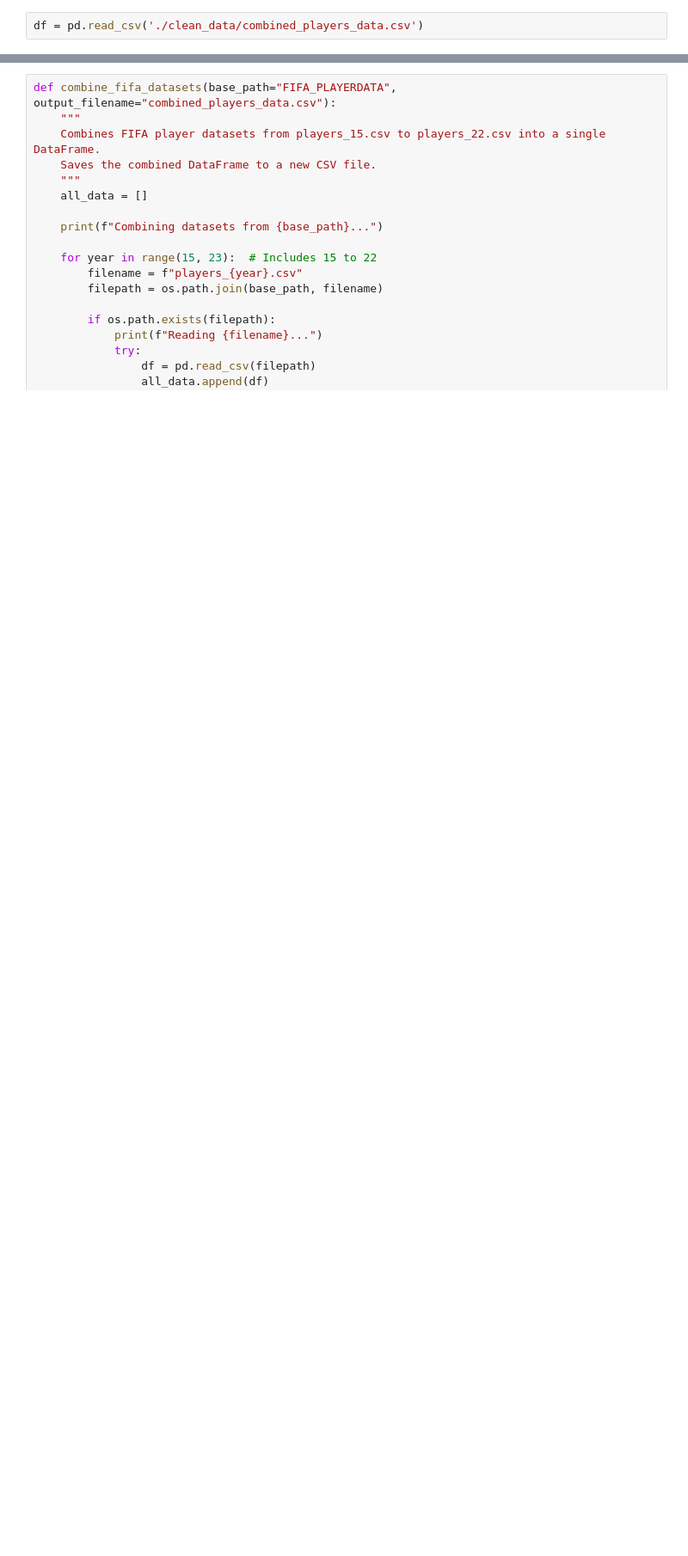
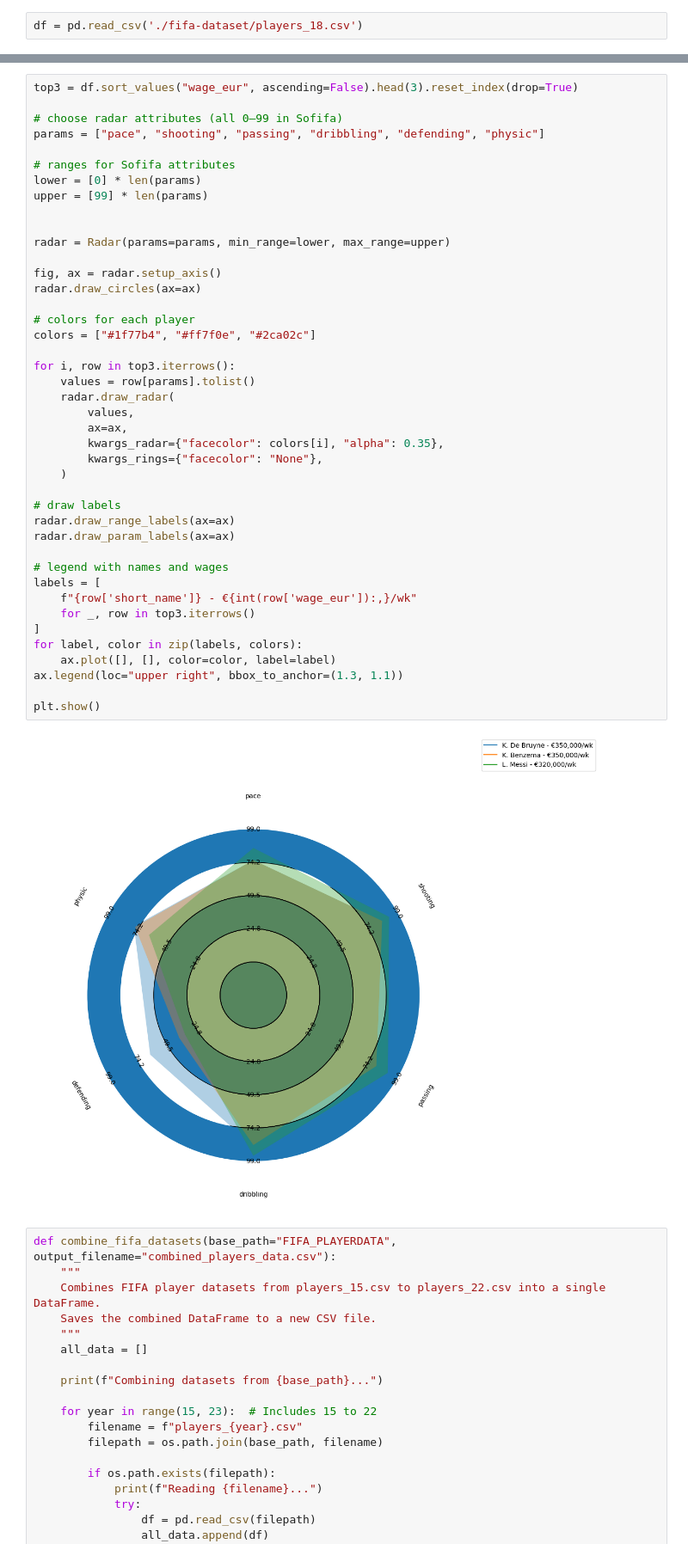
Before and after one commit to jn9he/player-market, a Jupyter notebook: Create_Dataset.ipynb, the cells around one changed output, grey strips where cells are left out. Shown at 86% size. Saved outputs shown, nothing was run; the diff lists cells and outputs as text; blank space fills up the shorter version.

```diff
--- a/Create_Dataset.ipynb
+++ b/Create_Dataset.ipynb
@@ -6,2 +9,2 @@ import numpy as np
 # %%
-df = pd.read_csv('./clean_data/combined_players_data.csv')
+df = pd.read_csv('./fifa-dataset/players_18.csv')
@@ -8,3 +53,47 @@ df = pd.read_csv('./clean_data/combined_players_data.csv')
+# %%
+top3 = df.sort_values("wage_eur", ascending=False).head(3).reset_index(drop=True)
+
+# choose radar attributes (all 0–99 in Sofifa)
+params = ["pace", "shooting", "passing", "dribbling", "defending", "physic"]
+
+# ranges for Sofifa attributes
+lower = [0] * len(params)
+upper = [99] * len(params)
+
+
+radar = Radar(params=params, min_range=lower, max_range=upper)
+
+fig, ax = radar.setup_axis()
+radar.draw_circles(ax=ax)
+
+# colors for each player
+colors = ["#1f77b4", "#ff7f0e", "#2ca02c"]
+
+for i, row in top3.iterrows():
+    values = row[params].tolist()
+    radar.draw_radar(
+        values,
+        ax=ax,
+        kwargs_radar={"facecolor": colors[i], "alpha": 0.35},
+        kwargs_rings={"facecolor": "None"},
+    )
+
+# draw labels
+radar.draw_range_labels(ax=ax)
+radar.draw_param_labels(ax=ax)
+
+# legend with names and wages
+labels = [
+    f"{row['short_name']} - €{int(row['wage_eur']):,}/wk"
+    for _, row in top3.iterrows()
+]
+for label, color in zip(labels, colors):
+    ax.plot([], [], color=color, label=label)
+ax.legend(loc="upper right", bbox_to_anchor=(1.3, 1.1))
+
+plt.show()
+# %% [output]
+[figure, added]
 # %%
 def combine_fifa_datasets(base_path="FIFA_PLAYERDATA", output_filename="combined_players_data.csv"):
     """
```
Also changed, not shown: parts of 10 cells of this notebook, 12 other files.
